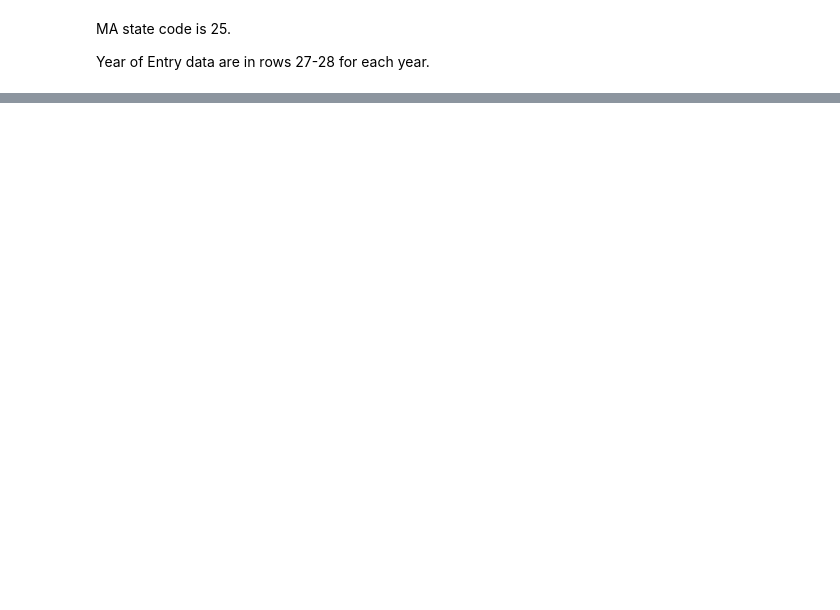
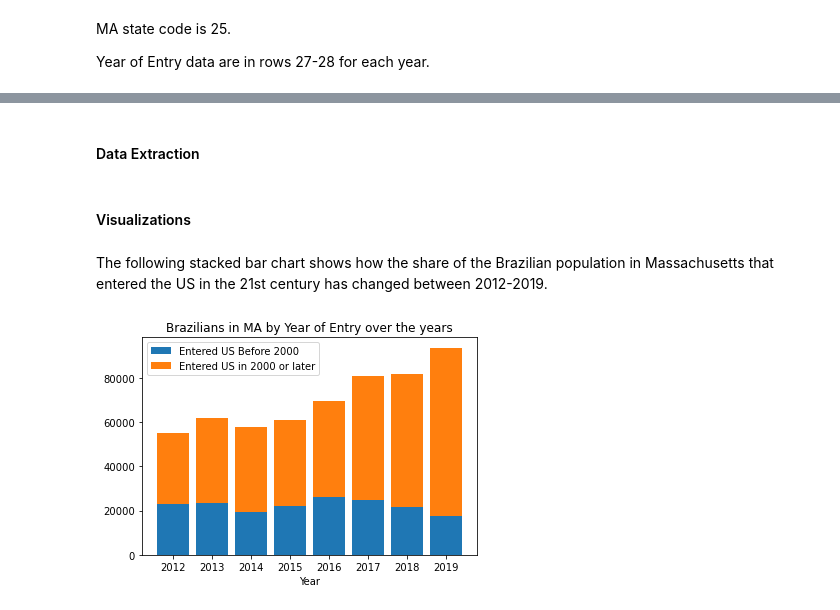
Before and after one commit to BU-Spark/ds-boston-bpda-br-census, a Jupyter notebook: yichuanma95/Year-of-Entry.ipynb, the cells around one changed output, grey strips where cells are left out. Drawn from its saved outputs; the diff is of its cells as text; code cells hidden in the pictures; blank space fills up the shorter version.

Commit message:
year of entry

```diff
--- a/yichuanma95/Year-of-Entry.ipynb
+++ b/yichuanma95/Year-of-Entry.ipynb
@@ -81,17 +49,0 @@ Name: 25, dtype: int64
-# %%
-dfs = []
-for year in range(2012, 2019+1):
-    dfYear = pd.read_excel('../../data/Brazilian Immigrants.xlsx', sheet_name=str(year))
-    subDf = dfYear[27:28+1]
-    subDf = subDf.rename(columns={'Unnamed: 0': 'Type', 'State_Code': 'Type', 'State_Code.1': 'State Code'},
-                         errors='ignore')
-    cols = subDf.columns.tolist()
-    cols.insert(0, 'Year')
-    subDf = subDf.reindex(columns=cols)
-    years = [year] * (28+1 - 27)
-    subDf['Year'] = years
-    dfs.append(subDf)
-newDf = pd.concat(dfs)
-newDf.drop(columns=['Unnamed: 49', 'Unnamed: 50', 'Unnamed: 51', 'Unnamed: 52'], inplace=True)
-newDf.fillna(0, inplace=True)
-newDf.to_csv("Year Of Entry 2012-2019.csv")
@@ -141,0 +50,29 @@ Population-2019.ipynb YearOfEntry           extract_data
+# %% [markdown]
+#### Data Extraction
+# %%
+yoe = extract_data(27, 28)
+yoe.to_csv("YearOfEntry/Year Of Entry 2012-2019.csv")
+# %% [markdown]
+#### Visualizations
+# %%
+yoe_MA_all = []
+yoe_national_all = []
+years = list(range(2012, 2019+1))
+for year in years:
+    yoe_year = yoe[yoe['Year'] == year]
+    yoe_MA_all.append([year, yoe_year[25].iloc[0], yoe_year[25].iloc[1]])
+    yoe_national_all.append([year, sum(yoe_year.iloc[0,3:]), sum(yoe_year.iloc[1,3:])])
+# %% [markdown]
+The following stacked bar chart shows how the share of the Brazilian population in Massachusetts that entered the US in the 21st century has changed between 2012-2019.
+# %%
+yoe_MA_all = np.array(yoe_MA_all)
+fig, ax = plt.subplots()
+ax.bar(years, yoe_MA_all[:,1], label='Entered US Before 2000')
+ax.bar(years, yoe_MA_all[:,2], label='Entered US in 2000 or later', bottom=yoe_MA_all[:,1])
+ax.set_xlabel('Year')
+ax.set_title('Brazilians in MA by Year of Entry over the years')
+ax.legend()
+plt.savefig("YearOfEntry/BR_YOE_Mass_since2012.png")
+plt.show()
+# %% [output]
+[figure, added]
```
Also changed, not shown: parts of 12 cells of this notebook, 4 other files.
